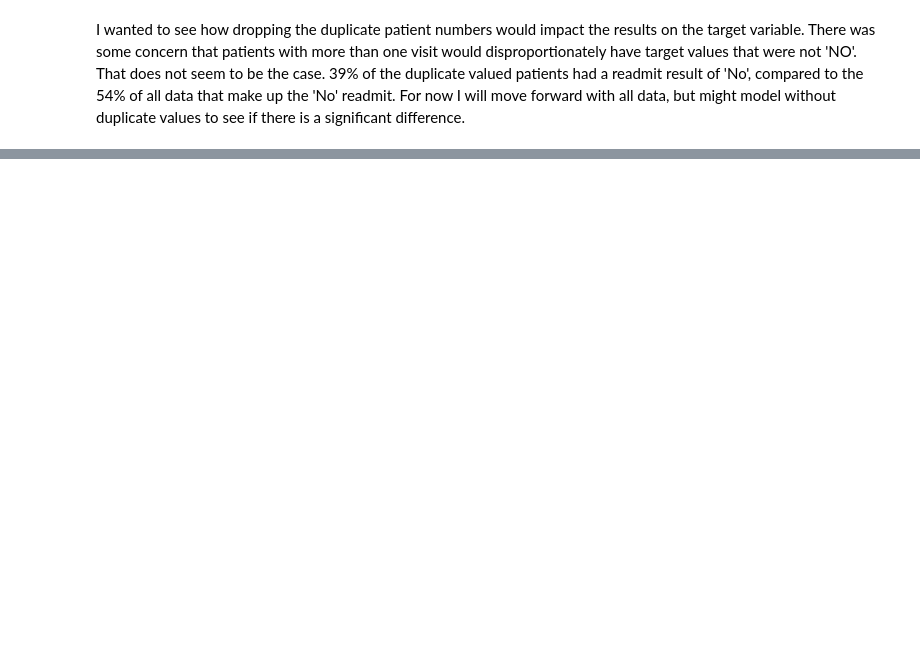
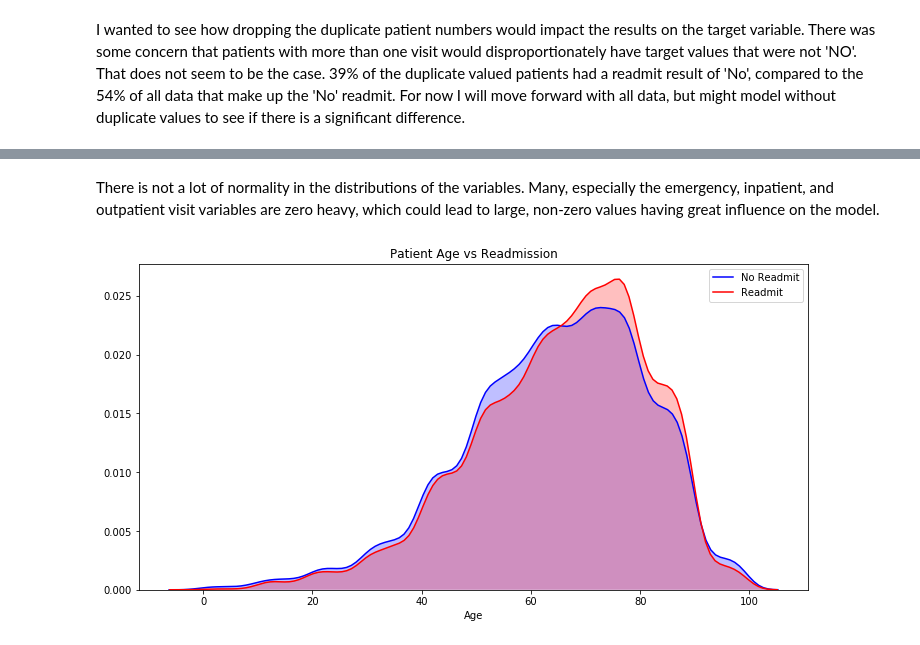
Before and after one commit to zazuetaz/Mod-5-Project, a Jupyter notebook: Zazueta - Mod 5 Project.ipynb, the cells around one changed output, grey strips where cells are left out. Cells and saved outputs as stored; diff of their text form; code cells hidden in the pictures; blank space fills up the shorter version.

```diff
--- a/Zazueta - Mod 5 Project.ipynb
+++ b/Zazueta - Mod 5 Project.ipynb
@@ -409,0 +318,14 @@ Image(graph.create_png())
+# %% [markdown]
+There is not a lot of normality in the distributions of the variables. Many, especially the emergency, inpatient, and outpatient visit variables are zero heavy, which could lead to large, non-zero values having great influence on the model.
+# %%
+#Plot age against readmission rate to determine whether older
+#patients have a greater propensity to return to the hospital
+fig = plt.figure(figsize=(12,6))
+ax = sns.kdeplot(data.loc[(data['readmitted'] == 'No_readmit'), 'age1'],
+                 color='b', shade=True, label='No Readmit')
+ax = sns.kdeplot(data.loc[(data['readmitted'] == 'Readmit'), 'age1'],
+                 color='r', shade=True, label='Readmit')
+ax.set(xlabel='Age')
+plt.title('Patient Age vs Readmission');
+# %% [output]
+[figure, added]
```
Also changed, not shown: parts of 125 cells of this notebook.
